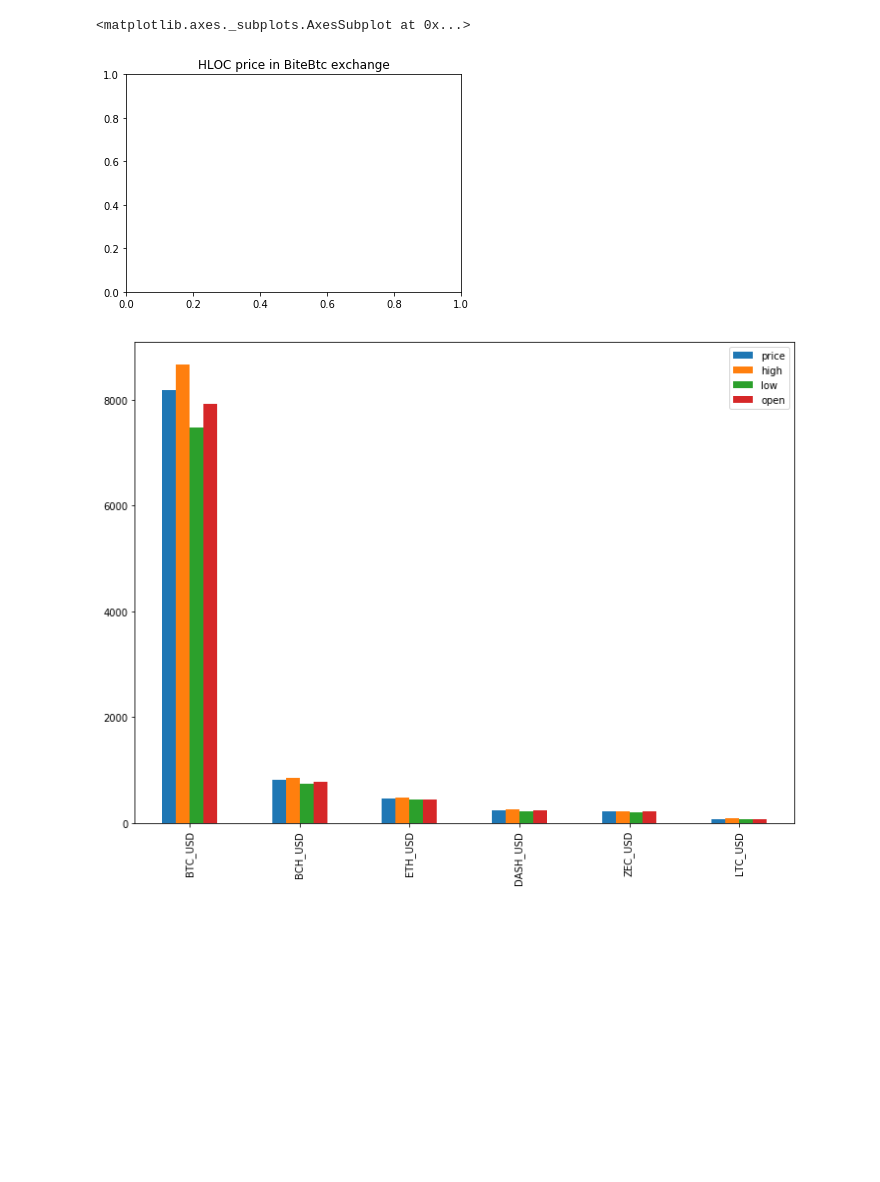
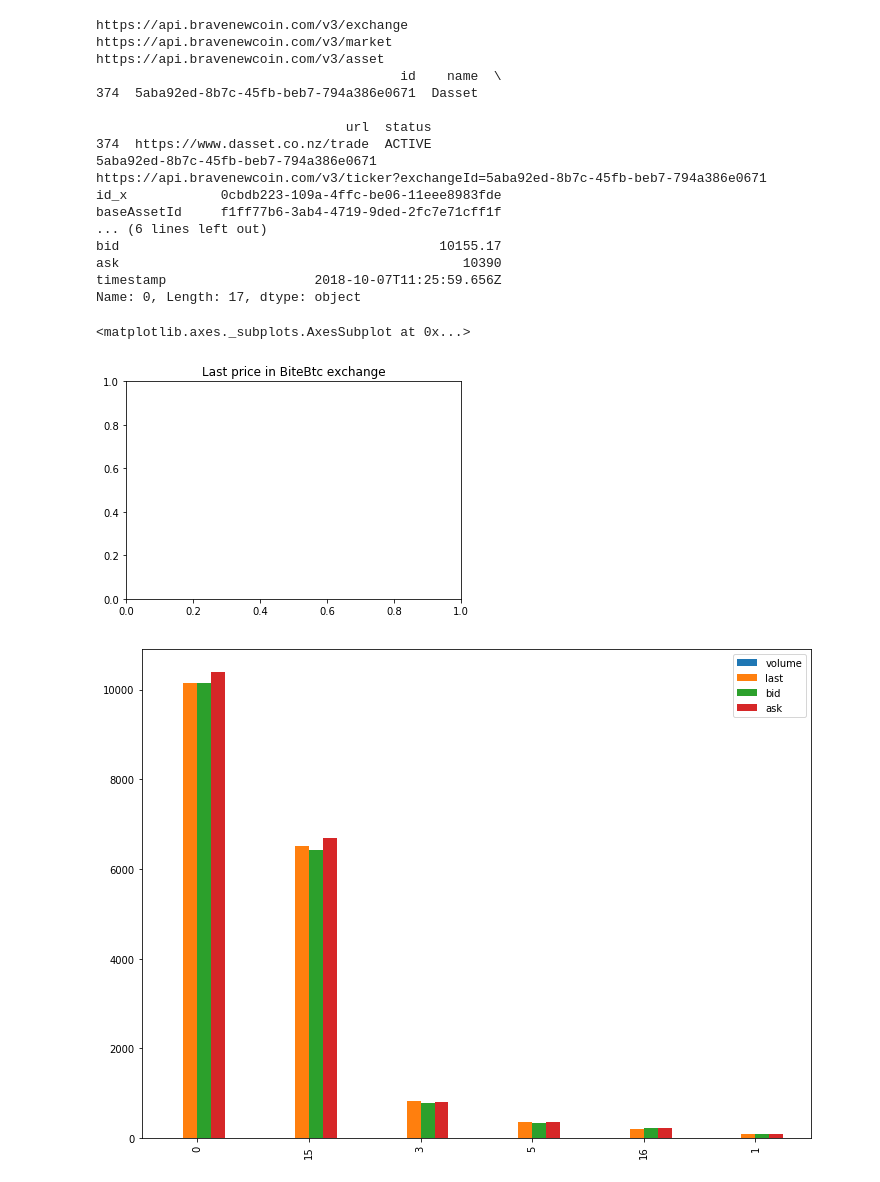
Before and after one commit to alphafoobar/yizhang_python, a Jupyter notebook: python_pandas_demo.ipynb, the cells around one changed output. Saved outputs shown, nothing was run; the diff lists cells and outputs as text; code cells hidden in the pictures; blank space fills up the shorter version.

Commit message:
Updating to use brave new coin v3 API

```diff
--- a/python_pandas_demo.ipynb
+++ b/python_pandas_demo.ipynb
@@ -55,0 +20,36 @@ get_df()
+# %%
+def get_asset_df():
+    return get_panda_df(get_bnc_info("https://api.bravenewcoin.com/v3/asset"), ['id', 'name', 'symbol'], ['id'])
+# %%
+def get_ticker_df(exchangeId):
+    return get_panda_df(get_bnc_info("https://api.bravenewcoin.com/v3/ticker?exchangeId="+exchangeId), ['id','exchangeId','marketId','last','volume','bid','ask','timestamp'], ['timestamp'])
+# %%
+def get_df():
+
+    import pandas as pd
+    pd.set_option("display.max_rows", 10)
+
+    exchange_df = get_exchange_df().query('name == \'Dasset\'')
+    market_df = get_market_df()
+    asset_df = get_asset_df()
+
+    print(exchange_df)
+    print(exchange_df.loc[exchange_df.index[0], 'id'])
+    ticker_df = get_ticker_df(exchange_df.loc[exchange_df.index[0], 'id'])
+
+    market_left_df = pd.merge(market_df, asset_df, left_on='baseAssetId', right_on='id', how='inner')
+    market_left_right_df = pd.merge(market_left_df, asset_df, left_on='quoteAssetId', right_on='id', how='inner', suffixes=('_base', '_quote'))
+
+    mt_df = pd.merge(market_left_right_df, ticker_df, left_on='id_x', right_on='marketId', how='inner')
+    print(mt_df.loc[mt_df.index[0]])
+    mt_df['market_name'] = mt_df['name_base'] + '/' + mt_df['symbol_quote']
+
+    result = get_panda_df(mt_df, ['exchangeId', 'marketId', 'market_name', 'baseAssetId', 'quoteAssetId', 'volume', 'last', 'bid', 'ask', 'timestamp'], ['marketId'])
+
+    result['volume'] = result['volume'].astype('float64')
+    result['last'] = result['last'].astype('float64')
+    result['bid'] = result['bid'].astype('float64')
+    result['ask'] = result['ask'].astype('float64')
+    return result
+
+get_df()
@@ -65,15 +113,32 @@ df[:6]['volume'].plot(kind="pie", explode=[0.03,0.03,0.03,0.03,0.03,0.03], figsi
 # %%
 from matplotlib import pyplot as plt
-plt.title("HLOC price in BiteBtc exchange")
+plt.title('Last price in BiteBtc exchange')
 df = get_df()
-df = df.sort_values(by=["price","high", "low","open"], ascending=False)
-df = df[df.columns[[0,2,3,4]]]
+df = df.sort_values(by=['last'], ascending=False)
+df = df[df.columns[[0,2,5,6,7,8]]]
 df = df[:6]
-df.plot(kind="bar", figsize=(12,9))
+df.plot(kind='bar', figsize=(12,9))
 # %% [output]
-<matplotlib.axes._subplots.AxesSubplot at 0x...>
+https://api.bravenewcoin.com/v3/exchange
+https://api.bravenewcoin.com/v3/market
+https://api.bravenewcoin.com/v3/asset
+                                       id    name  \
+374  5aba92ed-8b7c-45fb-beb7-794a386e0671  Dasset
+
+                                url  status
+374  https://www.dasset.co.nz/trade  ACTIVE
+5aba92ed-8b7c-45fb-beb7-794a386e0671
+https://api.bravenewcoin.com/v3/ticker?exchangeId=5aba92ed-8b7c-45fb-beb7-794a386e0671
+id_x            0cbdb223-109a-4ffc-be06-11eee8983fde
+baseAssetId     f1ff77b6-3ab4-4719-9ded-2fc7e71cff1f
+... (6 lines left out)
+bid                                         10155.17
+ask                                            10390
+timestamp                   2018-10-07T11:25:59.656Z
+Name: 0, Length: 17, dtype: object
+<matplotlib.axes._subplots.AxesSubplot at 0x...>
-[figure, old version]
+[figure, new version]
-[figure, old version]
+[figure, new version]
 # %%
 from matplotlib import pyplot as plt
 import numpy as np
```
Also changed, not shown: parts of 9 cells of this notebook.
